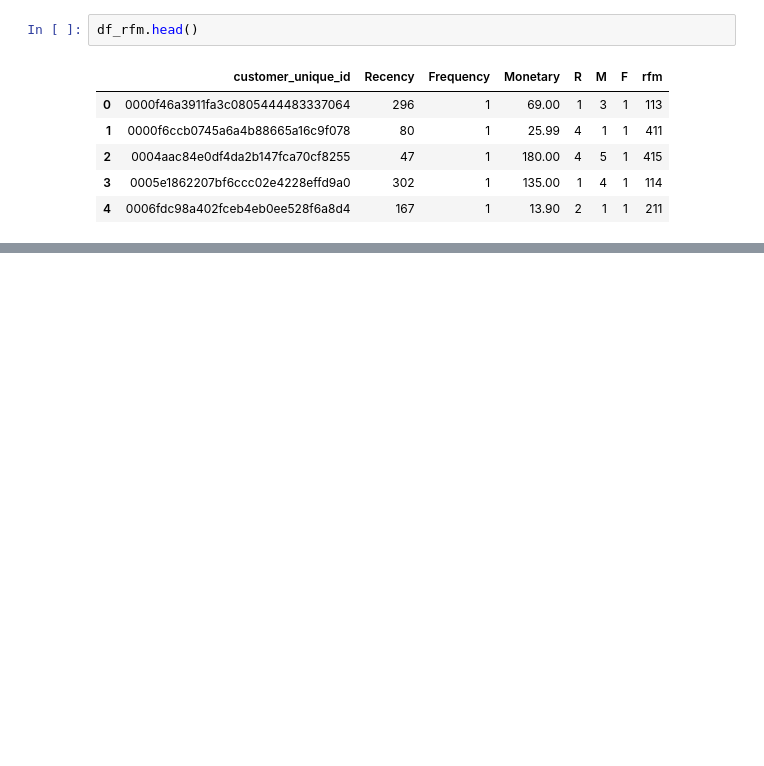
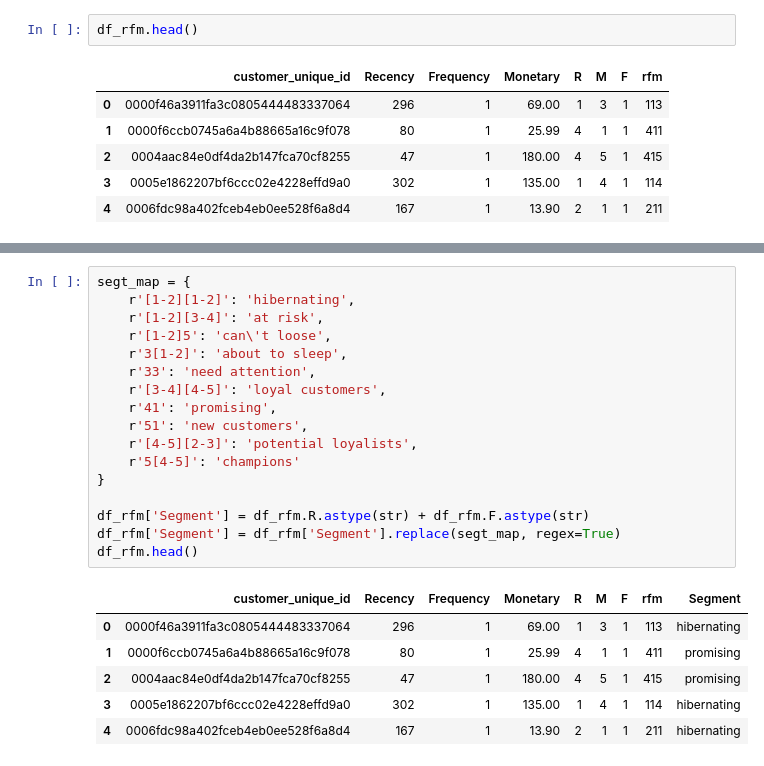
Before and after one commit to PavelSyr/da_karpov.cources_first.project, a Jupyter notebook: pavel_syrnev_15.04_p-syrnev/variant1/e-commerce.ipynb, the cells around one changed output, grey strips where cells are left out. Saved outputs shown, nothing was run; the diff lists cells and outputs as text; blank space fills up the shorter version.

```diff
--- a/pavel_syrnev_15.04_p-syrnev/variant1/e-commerce.ipynb
+++ b/pavel_syrnev_15.04_p-syrnev/variant1/e-commerce.ipynb
@@ -1015,0 +1030,24 @@ df_rfm.head()
+# %%
+segt_map = {
+    r'[1-2][1-2]': 'hibernating',
+    r'[1-2][3-4]': 'at risk',
+    r'[1-2]5': 'can\'t loose',
+    r'3[1-2]': 'about to sleep',
+    r'33': 'need attention',
+    r'[3-4][4-5]': 'loyal customers',
+    r'41': 'promising',
+    r'51': 'new customers',
+    r'[4-5][2-3]': 'potential loyalists',
+    r'5[4-5]': 'champions'
+}
+
+df_rfm['Segment'] = df_rfm.R.astype(str) + df_rfm.F.astype(str)
+df_rfm['Segment'] = df_rfm['Segment'].replace(segt_map, regex=True)
+df_rfm.head()
+# %% [output]
+|  | customer_unique_id | Recency | Frequency | Monetary | R | M | F | rfm | Segment |
+| 0 | 0000f46a3911fa3c0805444483337064 | 296 | 1 | 69.00 | 1 | 3 | 1 | 113 | hibernating |
+| 1 | 0000f6ccb0745a6a4b88665a16c9f078 | 80 | 1 | 25.99 | 4 | 1 | 1 | 411 | promising |
+| 2 | 0004aac84e0df4da2b147fca70cf8255 | 47 | 1 | 180.00 | 4 | 5 | 1 | 415 | promising |
+| 3 | 0005e1862207bf6ccc02e4228effd9a0 | 302 | 1 | 135.00 | 1 | 4 | 1 | 114 | hibernating |
+| 4 | 0006fdc98a402fceb4eb0ee528f6a8d4 | 167 | 1 | 13.90 | 2 | 1 | 1 | 211 | hibernating |
```
Also changed, not shown: parts of 5 cells of this notebook.
